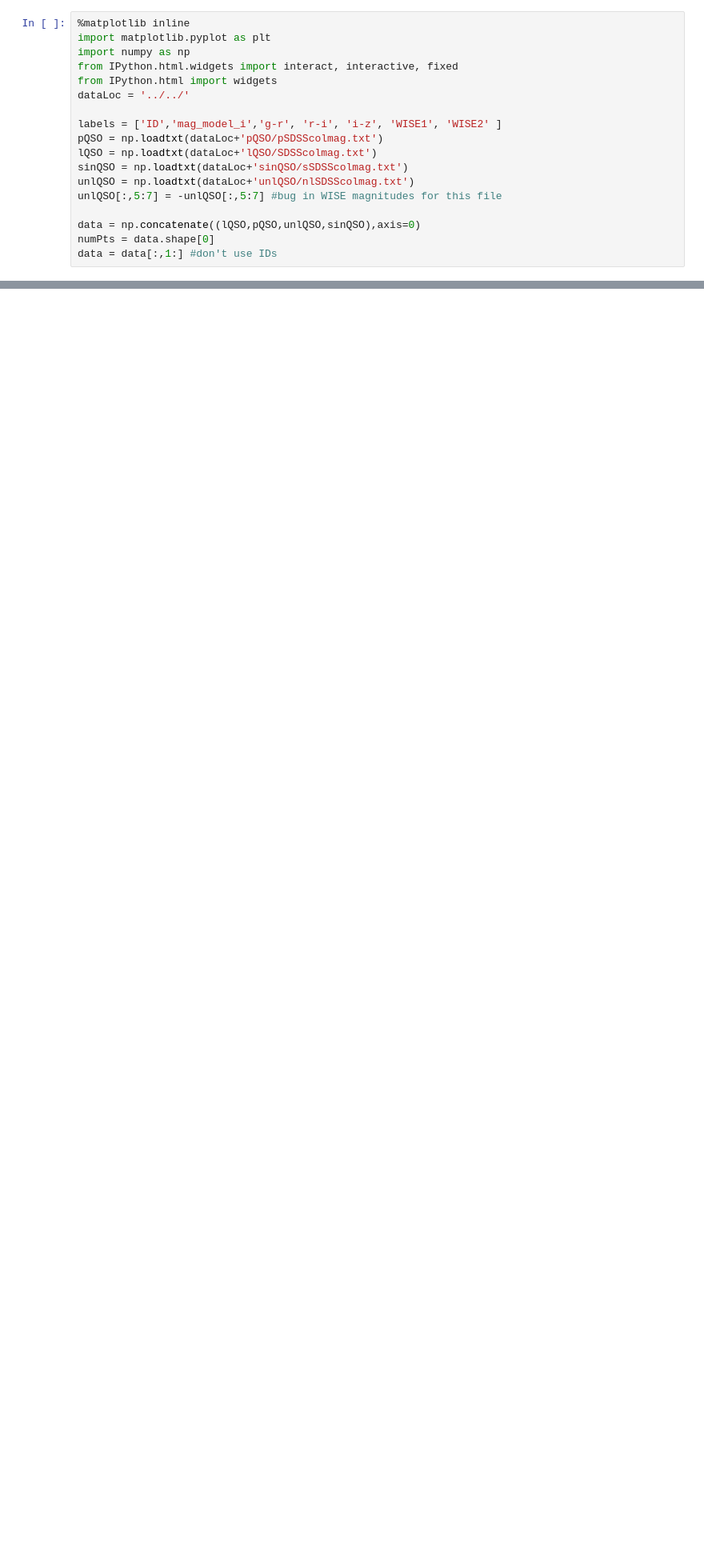
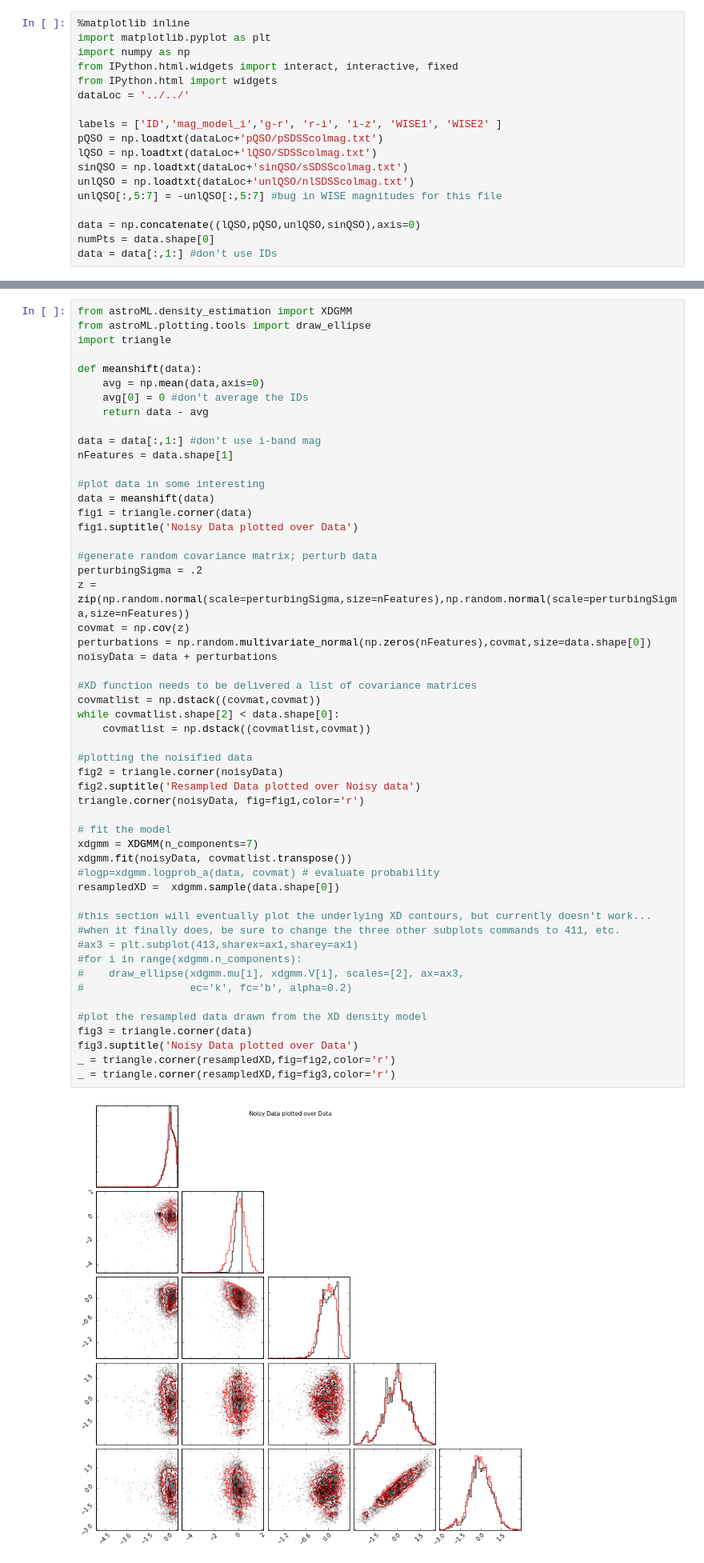
Before and after one commit to drphilmarshall/PS1QLS, a Jupyter notebook: PROJECTS/SDSS/analyzing_adri_sims.ipynb, the cells around one changed output, grey strips where cells are left out. Shown: that part at 80% size. Drawn from its saved outputs; the diff is of its cells as text; blank space fills up the shorter version.

Commit message:
using triangle plots to analyze XD effectiveness for #7

```diff
--- a/PROJECTS/SDSS/analyzing_adri_sims.ipynb
+++ b/PROJECTS/SDSS/analyzing_adri_sims.ipynb
@@ -58,0 +59,55 @@ data = data[:,1:] #don't use IDs
+# %%
+from astroML.density_estimation import XDGMM
+from astroML.plotting.tools import draw_ellipse
+import triangle
+
+def meanshift(data):
+    avg = np.mean(data,axis=0)
+    avg[0] = 0 #don't average the IDs
+    return data - avg
+
+data = data[:,1:] #don't use i-band mag
+nFeatures = data.shape[1]
+
+#plot data in some interesting
+data = meanshift(data)
+fig1 = triangle.corner(data)
+fig1.suptitle('Noisy Data plotted over Data')
+
+#generate random covariance matrix; perturb data
+perturbingSigma = .2
+z = zip(np.random.normal(scale=perturbingSigma,size=nFeatures),np.random.normal(scale=perturbingSigma,size=nFeatures))
+covmat = np.cov(z)
+perturbations = np.random.multivariate_normal(np.zeros(nFeatures),covmat,size=data.shape[0])
+noisyData = data + perturbations
+
+#XD function needs to be delivered a list of covariance matrices
+covmatlist = np.dstack((covmat,covmat))
+while covmatlist.shape[2] < data.shape[0]:
+    covmatlist = np.dstack((covmatlist,covmat))
+
+#plotting the noisified data
+fig2 = triangle.corner(noisyData)
+fig2.suptitle('Resampled Data plotted over Noisy data')
+triangle.corner(noisyData, fig=fig1,color='r')
+
+# fit the model
+xdgmm = XDGMM(n_components=7)
+xdgmm.fit(noisyData, covmatlist.transpose())
+#logp=xdgmm.logprob_a(data, covmat) # evaluate probability
+resampledXD =  xdgmm.sample(data.shape[0])
+
+#this section will eventually plot the underlying XD contours, but currently doesn't work...
+#when it finally does, be sure to change the three other subplots commands to 411, etc.
+#ax3 = plt.subplot(413,sharex=ax1,sharey=ax1)
+#for i in range(xdgmm.n_components):
+#    draw_ellipse(xdgmm.mu[i], xdgmm.V[i], scales=[2], ax=ax3,
+#                 ec='k', fc='b', alpha=0.2)
+
+#plot the resampled data drawn from the XD density model
+fig3 = triangle.corner(data)
+fig3.suptitle('Noisy Data plotted over Data')
+_ = triangle.corner(resampledXD,fig=fig2,color='r')
+_ = triangle.corner(resampledXD,fig=fig3,color='r')
+# %% [output]
+[figure, added]
```
Also changed, not shown: parts of 12 cells of this notebook.
